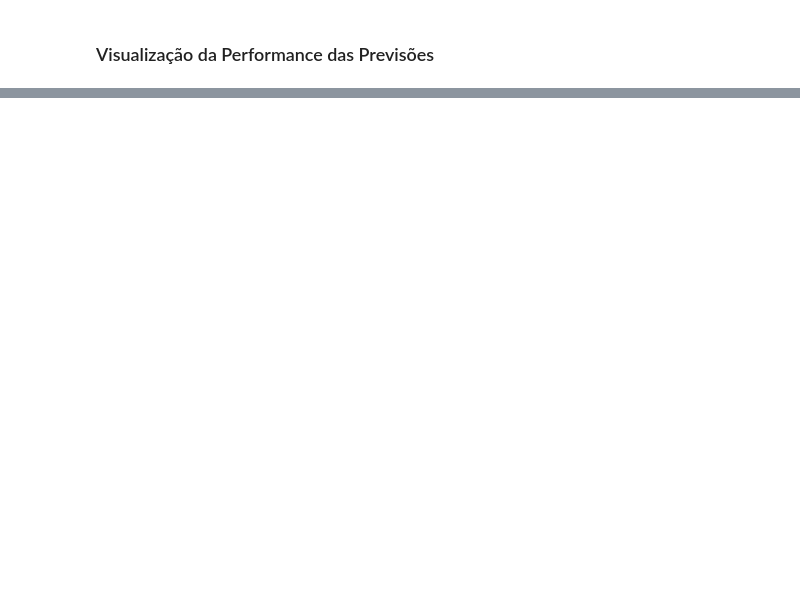
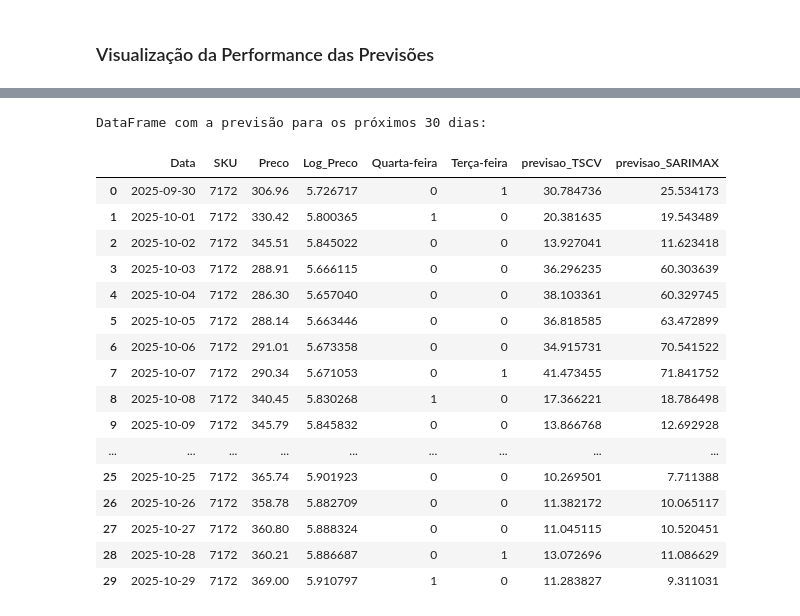
Before and after one commit to saisqlol/Forecast-vendas-e-elasticidade, a Jupyter notebook: Modelo/Modelo.ipynb, the cells around one changed output, grey strips where cells are left out. Drawn from its saved outputs; the diff is of its cells as text; code cells hidden in the pictures; blank space fills up the shorter version.

```diff
--- a/Modelo/Modelo.ipynb
+++ b/Modelo/Modelo.ipynb
@@ -250,0 +275,22 @@ plotar_comparacao_previsoes(df_previsoes, Venda, '7172')
+# %%
+print("DataFrame com a previsão para os próximos 30 dias:")
+df_previsao_futura.head(31)
+# %% [output]
+DataFrame com a previsão para os próximos 30 dias:
+|  | Data | SKU | Preco | Log_Preco | Quarta-feira | Terça-feira | previsao_TSCV | previsao_SARIMAX |
+| 0 | 2025-09-30 | 7172 | 306.96 | 5.726717 | 0 | 1 | 30.784736 | 25.534173 |
+| 1 | 2025-10-01 | 7172 | 330.42 | 5.800365 | 1 | 0 | 20.381635 | 19.543489 |
+| 2 | 2025-10-02 | 7172 | 345.51 | 5.845022 | 0 | 0 | 13.927041 | 11.623418 |
+| 3 | 2025-10-03 | 7172 | 288.91 | 5.666115 | 0 | 0 | 36.296235 | 60.303639 |
+| 4 | 2025-10-04 | 7172 | 286.30 | 5.657040 | 0 | 0 | 38.103361 | 60.329745 |
+| 5 | 2025-10-05 | 7172 | 288.14 | 5.663446 | 0 | 0 | 36.818585 | 63.472899 |
+| 6 | 2025-10-06 | 7172 | 291.01 | 5.673358 | 0 | 0 | 34.915731 | 70.541522 |
+| 7 | 2025-10-07 | 7172 | 290.34 | 5.671053 | 0 | 1 | 41.473455 | 71.841752 |
+| 8 | 2025-10-08 | 7172 | 340.45 | 5.830268 | 1 | 0 | 17.366221 | 18.786498 |
+| 9 | 2025-10-09 | 7172 | 345.79 | 5.845832 | 0 | 0 | 13.866768 | 12.692928 |
+| ... | ... | ... | ... | ... | ... | ... | ... | ... |
+| 25 | 2025-10-25 | 7172 | 365.74 | 5.901923 | 0 | 0 | 10.269501 | 7.711388 |
+| 26 | 2025-10-26 | 7172 | 358.78 | 5.882709 | 0 | 0 | 11.382172 | 10.065117 |
+| 27 | 2025-10-27 | 7172 | 360.80 | 5.888324 | 0 | 0 | 11.045115 | 10.520451 |
+| 28 | 2025-10-28 | 7172 | 360.21 | 5.886687 | 0 | 1 | 13.072696 | 11.086629 |
+| 29 | 2025-10-29 | 7172 | 369.00 | 5.910797 | 1 | 0 | 11.283827 | 9.311031 |
```
Also changed, not shown: parts of 10 cells of this notebook, 8 other files.
